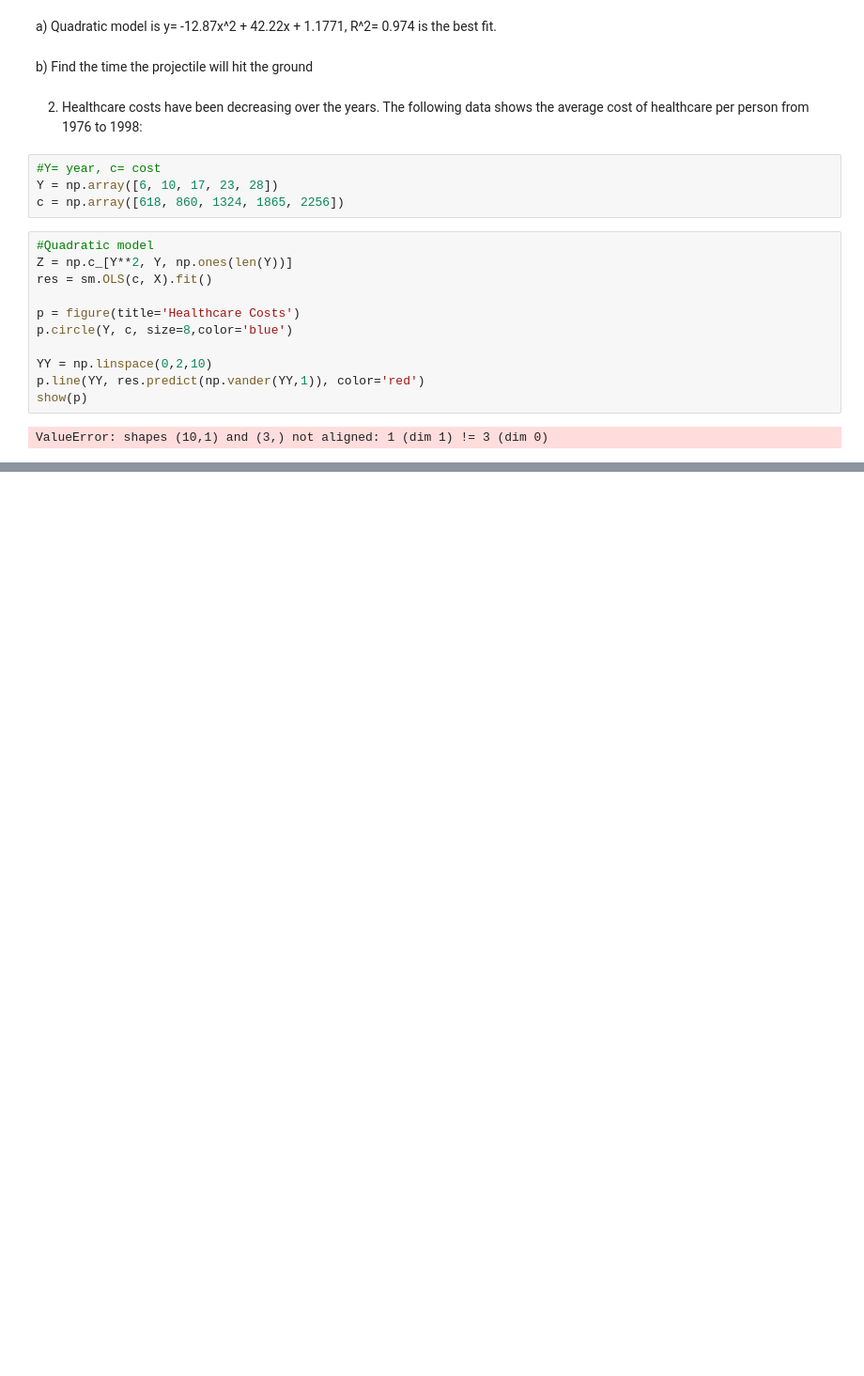
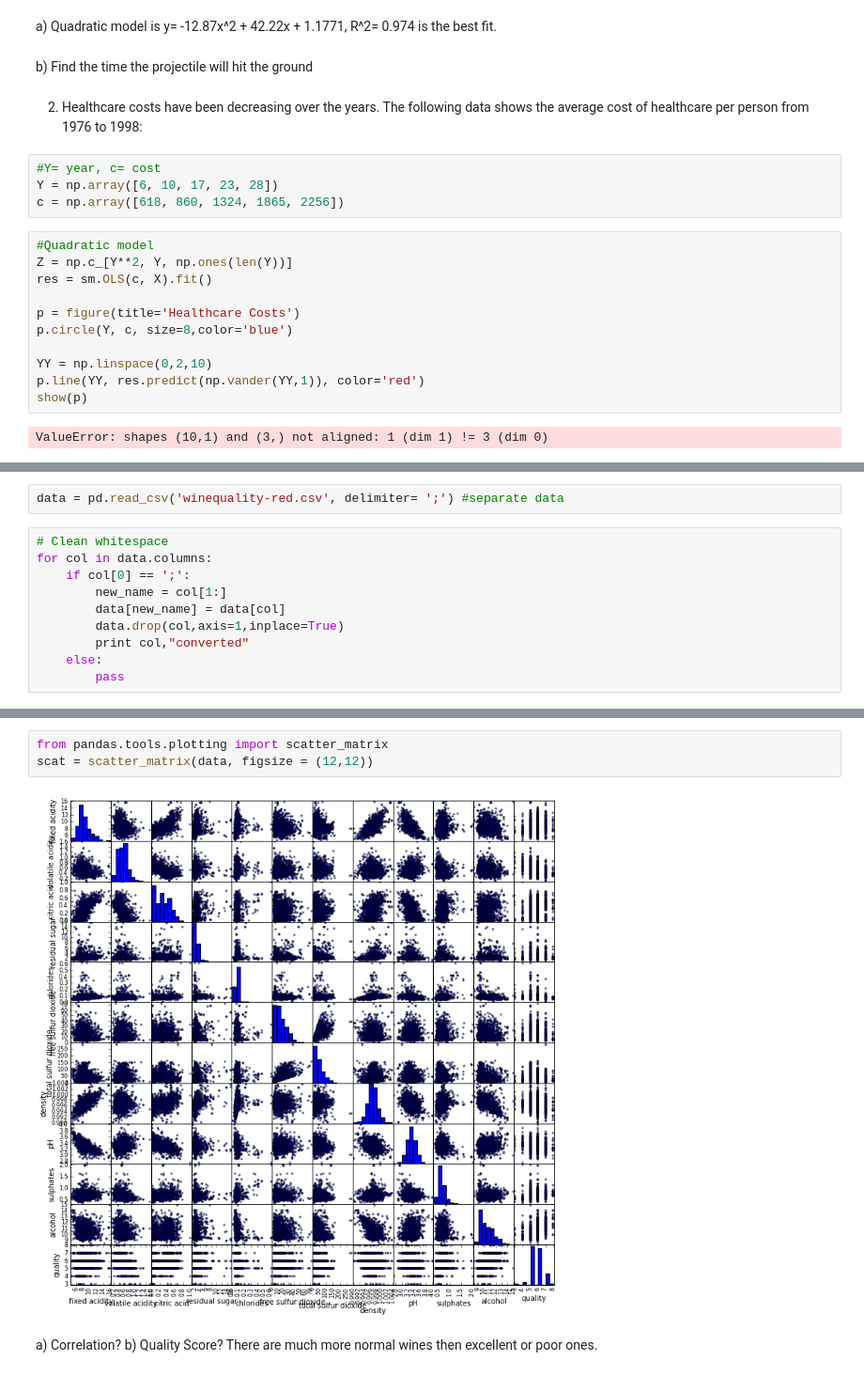
Before and after one commit to ElizabethLe89/DAT_SF_16, a Jupyter notebook: homework/Homework_4/Homework_#4.ipynb, the cells around one changed output, grey strips where cells are left out. Shown at 94% size. Drawn from its saved outputs; the diff is of its cells as text; blank space fills up the shorter version.

```diff
--- a/homework/Homework_4/Homework_#4.ipynb
+++ b/homework/Homework_4/Homework_#4.ipynb
@@ -84,0 +102,12 @@ ValueError: shapes (10,1) and (3,) not aligned: 1 (dim 1) != 3 (dim 0)
+# %%
+data = pd.read_csv('winequality-red.csv', delimiter= ';') #separate data
+# %%
+# Clean whitespace
+for col in data.columns:
+    if col[0] == ';':
+        new_name = col[1:]
+        data[new_name] = data[col]
+        data.drop(col,axis=1,inplace=True)
+        print col,"converted"
+    else:
+        pass
@@ -84,0 +123,8 @@ ValueError: shapes (10,1) and (3,) not aligned: 1 (dim 1) != 3 (dim 0)
+# %%
+from pandas.tools.plotting import scatter_matrix
+scat = scatter_matrix(data, figsize = (12,12))
+# %% [output]
+[figure, added]
+# %% [markdown]
+a) Correlation?
+b) Quality Score? There are much more normal wines then excellent or poor ones.
```
Also changed, not shown: parts of 5 cells of this notebook, 3 other files.
